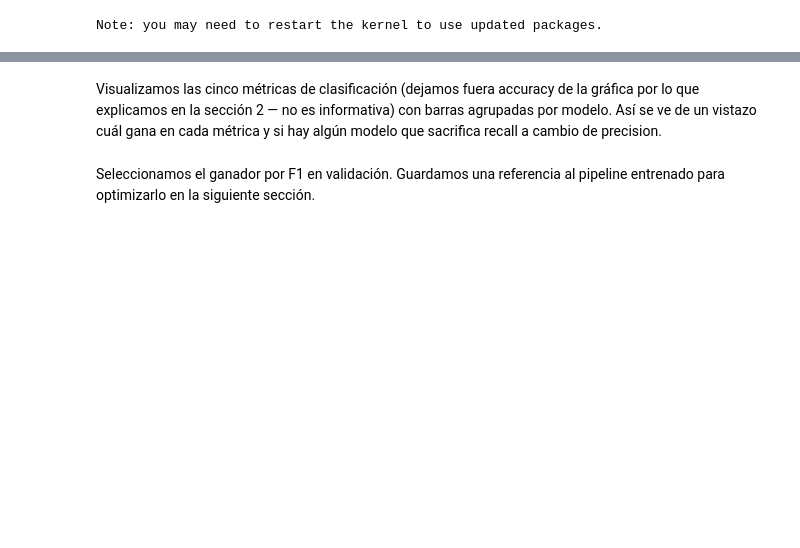
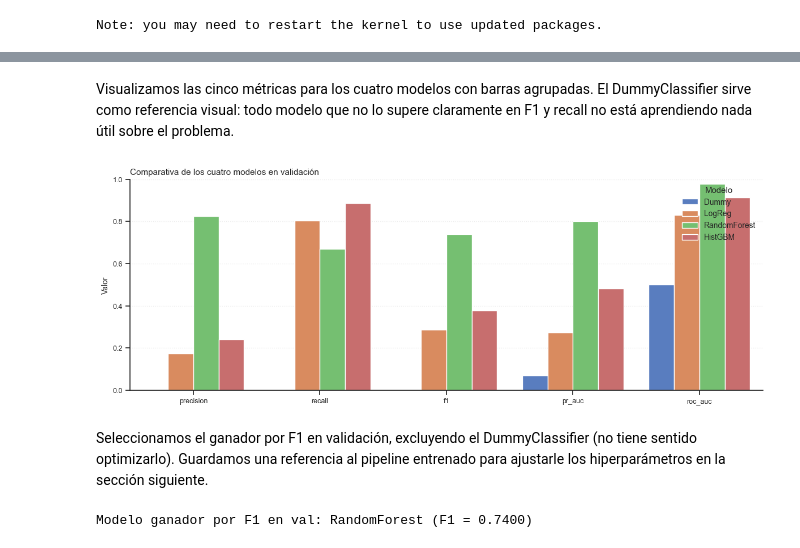
Before and after one commit to Gabiz053/analisis-datos-proyecto-final, a Jupyter notebook: notebooks/03_Modelos_GGG.ipynb, the cells around one changed output, grey strips where cells are left out. Cells and saved outputs as stored; diff of their text form; code cells hidden in the pictures; blank space fills up the shorter version.

```diff
--- a/notebooks/03_Modelos_GGG.ipynb
+++ b/notebooks/03_Modelos_GGG.ipynb
@@ -246,8 +243,0 @@ Entrenamos sobre el train completo y evaluamos en val. Medimos el tiempo de entr
-# %%
-t0 = time.perf_counter()
-pipeline_logreg.fit(X_train, y_train)
-t_logreg = time.perf_counter() - t0
-print(f"Regresión logística entrenada en {t_logreg:.1f} s")
-
-resultados_logreg = evaluar(pipeline_logreg, X_val, y_val, "LogReg", t_logreg)
-pd.Series(resultados_logreg).to_frame("val").T
@@ -315,0 +287,6 @@ tabla_base
+# %%
+pipeline_dummy = Pipeline(
+    [
+        ("clf", DummyClassifier(strategy="most_frequent", random_state=RANDOM_STATE)),
+    ]
+)
@@ -315,0 +299,18 @@ tabla_base
+# %%
+pipelines = {
+    "Dummy": pipeline_dummy,
+    "LogReg": pipeline_logreg,
+    "RandomForest": pipeline_rf,
+    "HistGBM": pipeline_hgbm,
+}
+
+resultados = {}
+for nombre, pipeline in pipelines.items():
+    t0 = time.perf_counter()
+    pipeline.fit(X_train, y_train)
+    tiempo = time.perf_counter() - t0
+    resultados[nombre] = evaluar(pipeline, X_val, y_val, nombre, tiempo)
+    print(f"{nombre}: F1={resultados[nombre]['f1']:.4f}  ({tiempo:.1f} s)")
+
+tabla_base = pd.DataFrame(resultados).T.drop(columns=["modelo"]).rename_axis("modelo")
+tabla_base
@@ -316,25 +328,30 @@ tabla_base
 # %% [markdown]
-Visualizamos las cinco métricas de clasificación (dejamos fuera accuracy de la gráfica por lo que explicamos en la sección 2 — no es informativa) con barras agrupadas por modelo. Así se ve de un vistazo cuál gana en cada métrica y si hay algún modelo que sacrifica recall a cambio de precision.
+Visualizamos las cinco métricas para los cuatro modelos con barras agrupadas. El DummyClassifier sirve como referencia visual: todo modelo que no lo supere claramente en F1 y recall no está aprendiendo nada útil sobre el problema.
 # %%
 metricas_grafica = ["precision", "recall", "f1", "pr_auc", "roc_auc"]
 df_largo = tabla_base[metricas_grafica].reset_index().melt(
     id_vars="modelo", var_name="metrica", value_name="valor"
 )
 
-fig, ax = plt.subplots(figsize=(11, 4.5))
+fig, ax = plt.subplots(figsize=(12, 4.5))
 sns.barplot(data=df_largo, x="metrica", y="valor", hue="modelo", ax=ax)
-ax.set_title("Comparativa de los tres modelos base en validación")
+ax.set_title("Comparativa de los cuatro modelos en validación")
 ax.set_ylim(0, 1)
 ax.set_ylabel("Valor")
 ax.set_xlabel("")
 ax.legend(title="Modelo", loc="upper right")
 plt.tight_layout()
 plt.show()
+# %% [output]
+[figure, added]
 # %% [markdown]
-Seleccionamos el ganador por F1 en validación. Guardamos una referencia al pipeline entrenado para optimizarlo en la siguiente sección.
+Seleccionamos el ganador por F1 en validación, excluyendo el DummyClassifier (no tiene sentido optimizarlo). Guardamos una referencia al pipeline entrenado para ajustarle los hiperparámetros en la sección siguiente.
 # %%
-nombre_ganador = tabla_base["f1"].idxmax()
-pipeline_ganador_base = pipelines_base[nombre_ganador]
+candidatos = tabla_base.drop(index="Dummy")
+nombre_ganador = candidatos["f1"].idxmax()
+pipeline_ganador_base = pipelines[nombre_ganador]
 f1_ganador_base = tabla_base.loc[nombre_ganador, "f1"]
 
 print(f"Modelo ganador por F1 en val: {nombre_ganador} (F1 = {f1_ganador_base:.4f})")
+# %% [output]
+Modelo ganador por F1 en val: RandomForest (F1 = 0.7400)
```
Also changed, not shown: parts of 58 cells of this notebook.
